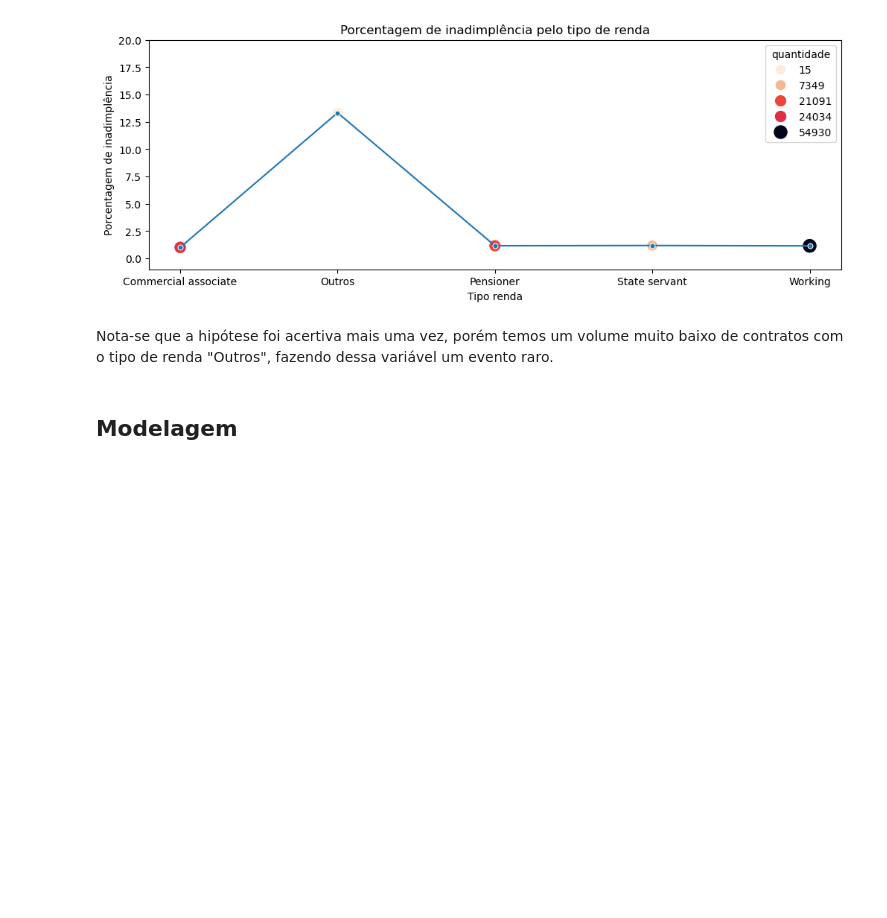
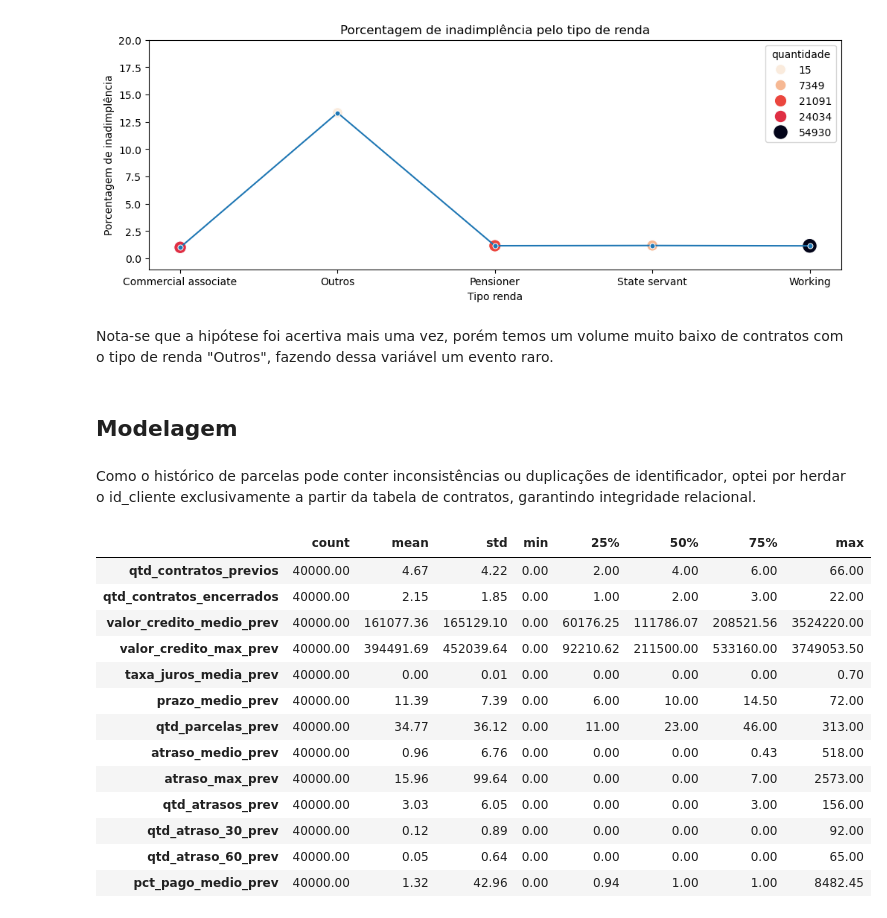
Before and after one commit to Passaret/Case-credito, a Jupyter notebook: case.ipynb, the cells around one changed output. Drawn from its saved outputs; the diff is of its cells as text; code cells hidden in the pictures; blank space fills up the shorter version.

Commit message:
feat: modelagem

```diff
--- a/case.ipynb
+++ b/case.ipynb
@@ -1005,0 +1039,12 @@ Nota-se que a hipótese foi acertiva mais uma vez, porém temos um volume muito
+# %%
+hist_parcelas_prev = (
+    hist_parcelas
+    .drop(columns=['id_cliente'], errors='ignore')
+    .merge(
+        hist_emprestimos_prev[['id_contrato', 'id_cliente']],
+        on='id_contrato',
+        how='inner'
+    )
+)
+# %% [markdown]
+Como o histórico de parcelas pode conter inconsistências ou duplicações de identificador, optei por herdar o id_cliente exclusivamente a partir da tabela de contratos, garantindo integridade relacional.
@@ -1005,0 +1067,46 @@ Nota-se que a hipótese foi acertiva mais uma vez, porém temos um volume muito
+# %%
+df_model_behavior = (
+    df_app
+    .merge(agg_hist_contratos, on='id_cliente', how='left')
+    .merge(agg_hist_parcelas, on='id_cliente', how='left')
+)
+# %%
+behavior_cols = [
+    'qtd_contratos_previos',
+    'qtd_contratos_encerrados',
+    'valor_credito_medio_prev',
+    'valor_credito_max_prev',
+    'taxa_juros_media_prev',
+    'prazo_medio_prev',
+    'flag_teve_recusa',
+    'qtd_parcelas_prev',
+    'atraso_medio_prev',
+    'atraso_max_prev',
+    'qtd_atrasos_prev',
+    'qtd_atraso_30_prev',
+    'qtd_atraso_60_prev',
+    'pct_pago_medio_prev',
+    'flag_ja_inadimplente'
+]
+
+for col in behavior_cols:
+    df_model_behavior[f'{col}_missing'] = df_model_behavior[col].isna().astype(int)
+
+df_model_behavior[behavior_cols] = df_model_behavior[behavior_cols].fillna(0)
+# %%
+df_model_behavior[behavior_cols].describe().T
+# %% [output]
+|  | count | mean | std | min | 25% | 50% | 75% | max |
+| qtd_contratos_previos | 40000.00 | 4.67 | 4.22 | 0.00 | 2.00 | 4.00 | 6.00 | 66.00 |
+| qtd_contratos_encerrados | 40000.00 | 2.15 | 1.85 | 0.00 | 1.00 | 2.00 | 3.00 | 22.00 |
+| valor_credito_medio_prev | 40000.00 | 161077.36 | 165129.10 | 0.00 | 60176.25 | 111786.07 | 208521.56 | 3524220.00 |
+| valor_credito_max_prev | 40000.00 | 394491.69 | 452039.64 | 0.00 | 92210.62 | 211500.00 | 533160.00 | 3749053.50 |
+| taxa_juros_media_prev | 40000.00 | 0.00 | 0.01 | 0.00 | 0.00 | 0.00 | 0.00 | 0.70 |
+| prazo_medio_prev | 40000.00 | 11.39 | 7.39 | 0.00 | 6.00 | 10.00 | 14.50 | 72.00 |
+| qtd_parcelas_prev | 40000.00 | 34.77 | 36.12 | 0.00 | 11.00 | 23.00 | 46.00 | 313.00 |
+| atraso_medio_prev | 40000.00 | 0.96 | 6.76 | 0.00 | 0.00 | 0.00 | 0.43 | 518.00 |
+| atraso_max_prev | 40000.00 | 15.96 | 99.64 | 0.00 | 0.00 | 0.00 | 7.00 | 2573.00 |
+| qtd_atrasos_prev | 40000.00 | 3.03 | 6.05 | 0.00 | 0.00 | 0.00 | 3.00 | 156.00 |
+| qtd_atraso_30_prev | 40000.00 | 0.12 | 0.89 | 0.00 | 0.00 | 0.00 | 0.00 | 92.00 |
+| qtd_atraso_60_prev | 40000.00 | 0.05 | 0.64 | 0.00 | 0.00 | 0.00 | 0.00 | 65.00 |
+| pct_pago_medio_prev | 40000.00 | 1.32 | 42.96 | 0.00 | 0.94 | 1.00 | 1.00 | 8482.45 |
```
Also changed, not shown: parts of 8 cells of this notebook.
